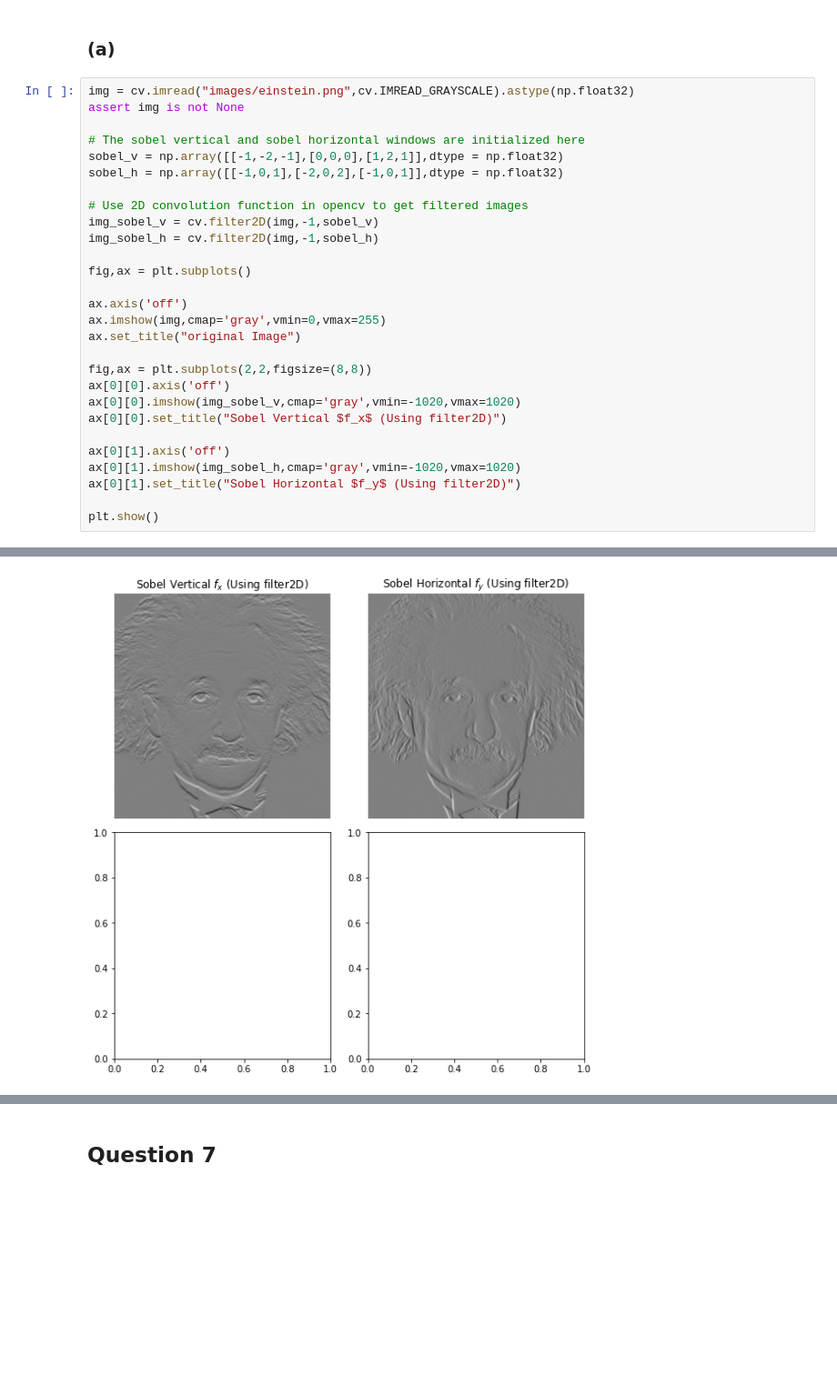
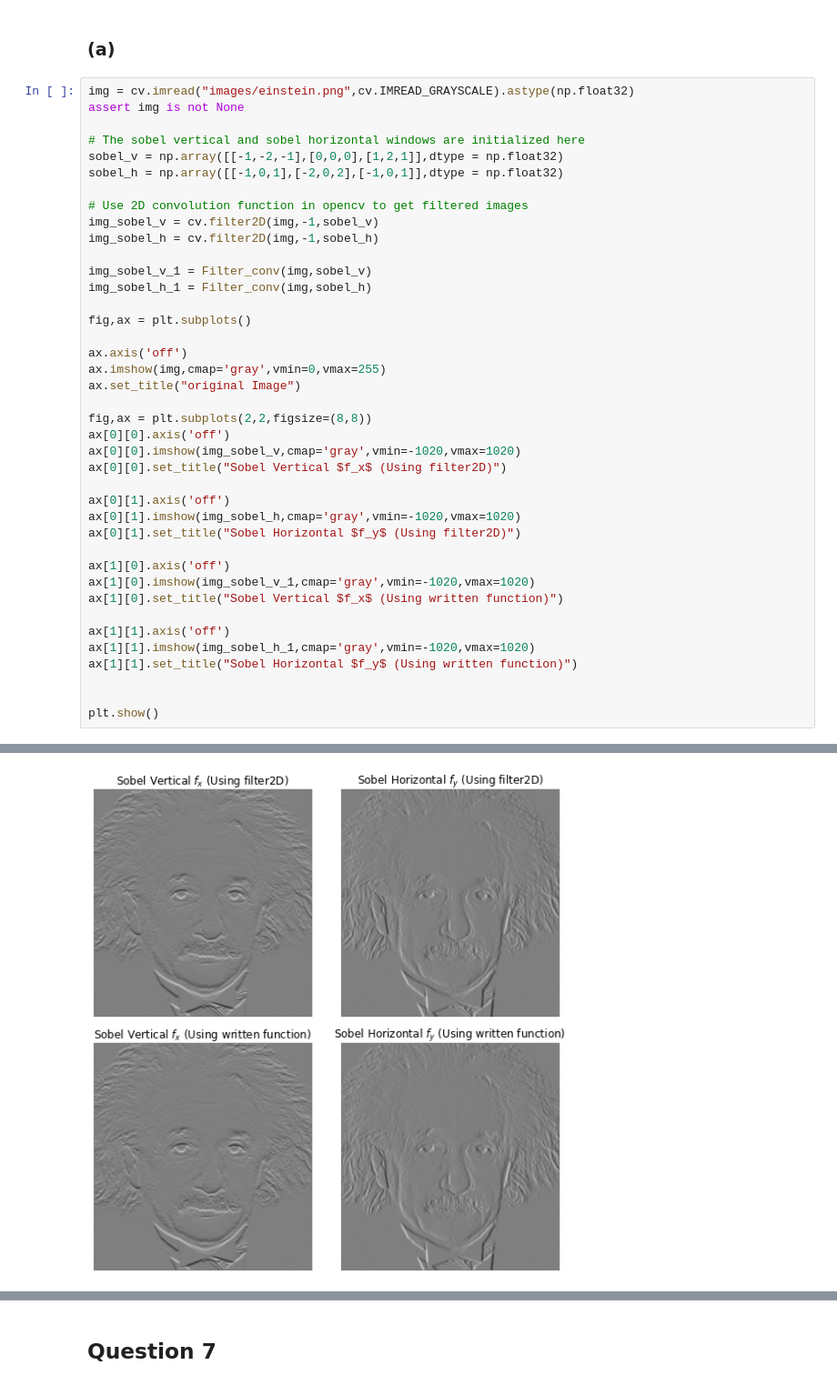
Before and after one commit to vidurawarna/EN2550_CV, a Jupyter notebook: Assignments/Assignment 1/190397E_Assignment1.ipynb, the cells around one changed output, grey strips where cells are left out. Shown at 91% size. Saved outputs shown, nothing was run; the diff lists cells and outputs as text; blank space fills up the shorter version.

Commit message:
assignment1-2D convolution function implemented

```diff
--- a/Assignments/Assignment 1/190397E_Assignment1.ipynb
+++ b/Assignments/Assignment 1/190397E_Assignment1.ipynb
@@ -405,31 +405,43 @@ ax[1].imshow(new_img2_)
 # %%
 img = cv.imread("images/einstein.png",cv.IMREAD_GRAYSCALE).astype(np.float32)
 assert img is not None
 
 # The sobel vertical and sobel horizontal windows are initialized here
 sobel_v = np.array([[-1,-2,-1],[0,0,0],[1,2,1]],dtype = np.float32)
 sobel_h = np.array([[-1,0,1],[-2,0,2],[-1,0,1]],dtype = np.float32)
 
 # Use 2D convolution function in opencv to get filtered images
 img_sobel_v = cv.filter2D(img,-1,sobel_v)
 img_sobel_h = cv.filter2D(img,-1,sobel_h)
+
+img_sobel_v_1 = Filter_conv(img,sobel_v)
+img_sobel_h_1 = Filter_conv(img,sobel_h)
 
 fig,ax = plt.subplots()
 
 ax.axis('off')
 ax.imshow(img,cmap='gray',vmin=0,vmax=255)
 ax.set_title("original Image")
 
 fig,ax = plt.subplots(2,2,figsize=(8,8))
 ax[0][0].axis('off')
 ax[0][0].imshow(img_sobel_v,cmap='gray',vmin=-1020,vmax=1020)
 ax[0][0].set_title("Sobel Vertical $f_x$ (Using filter2D)")
 
 ax[0][1].axis('off')
 ax[0][1].imshow(img_sobel_h,cmap='gray',vmin=-1020,vmax=1020)
 ax[0][1].set_title("Sobel Horizontal $f_y$ (Using filter2D)")
 
+ax[1][0].axis('off')
+ax[1][0].imshow(img_sobel_v_1,cmap='gray',vmin=-1020,vmax=1020)
+ax[1][0].set_title("Sobel Vertical $f_x$ (Using written function)")
+
+ax[1][1].axis('off')
+ax[1][1].imshow(img_sobel_h_1,cmap='gray',vmin=-1020,vmax=1020)
+ax[1][1].set_title("Sobel Horizontal $f_y$ (Using written function)")
+
+
 plt.show()
 # %% [output]
 [figure]
-[figure, old version]
+[figure, new version]
```
Also changed, not shown: parts of 3 cells of this notebook.
